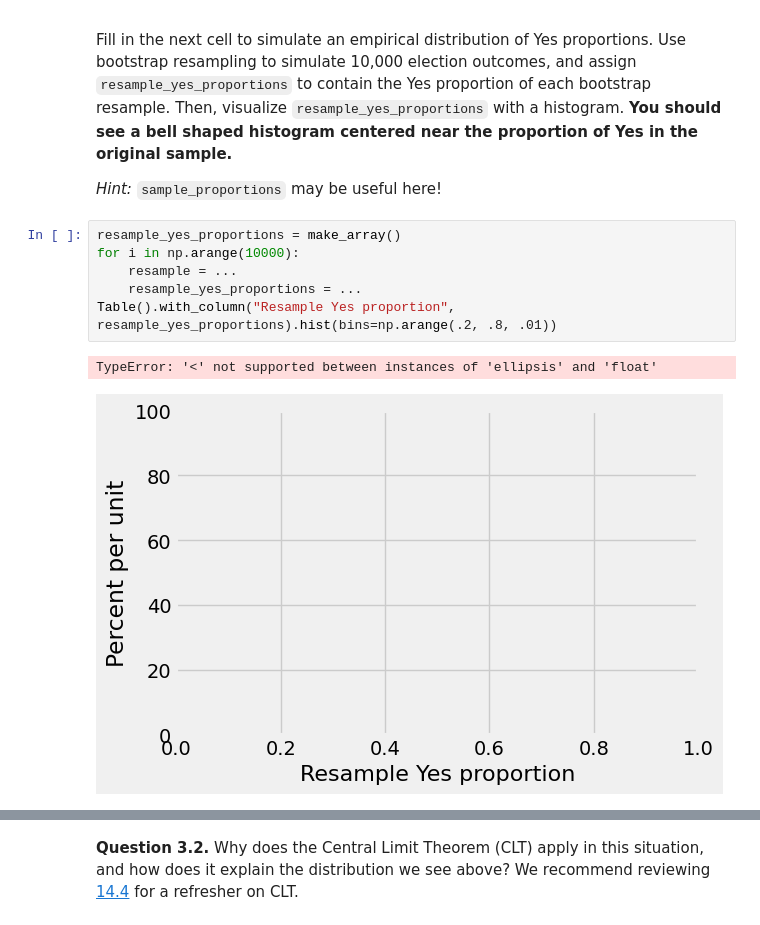
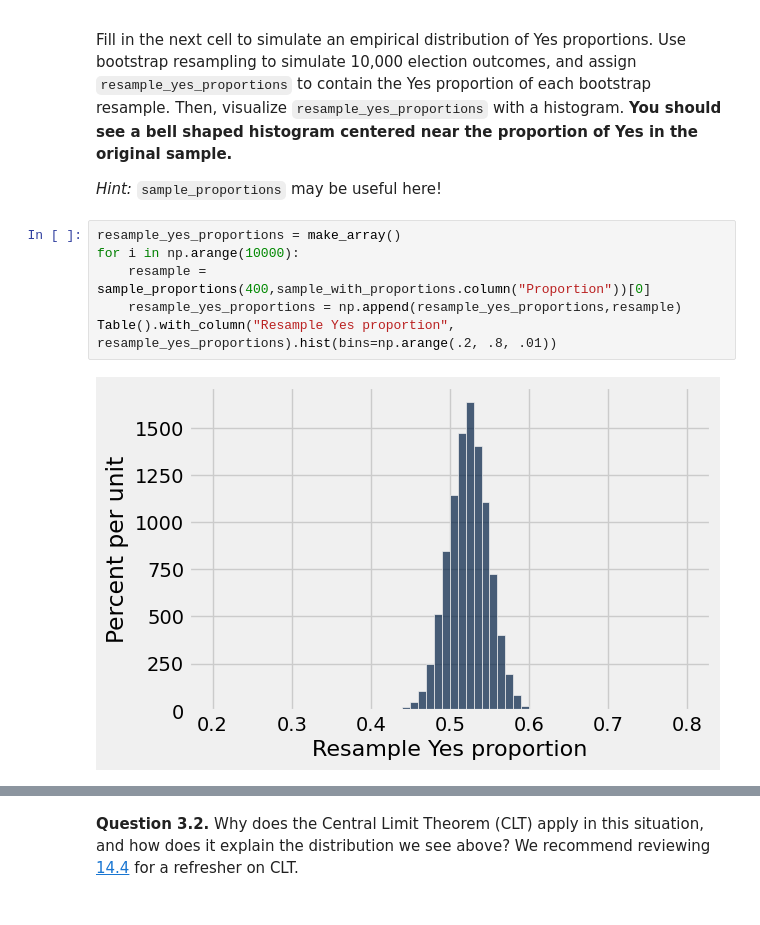
Before and after one commit to MRowe13/24-fall-data1350, a Jupyter notebook: Homework/hw09/hw09.ipynb, the cells around one changed output, grey strips where cells are left out. Cells and saved outputs as stored; diff of their text form.

```diff
--- a/Homework/hw09/hw09.ipynb
+++ b/Homework/hw09/hw09.ipynb
@@ -244,11 +194,10 @@ Fill in the next cell to simulate an empirical distribution of Yes proportions.
 # %%
 resample_yes_proportions = make_array()
 for i in np.arange(10000):
-    resample = ...
-    resample_yes_proportions = ...
+    resample = sample_proportions(400,sample_with_proportions.column("Proportion"))[0]
+    resample_yes_proportions = np.append(resample_yes_proportions,resample)
 Table().with_column("Resample Yes proportion", resample_yes_proportions).hist(bins=np.arange(.2, .8, .01))
 # %% [output]
-TypeError: '<' not supported between instances of 'ellipsis' and 'float'
-[figure, old version]
+[figure, new version]
 # %%
 grader.check("q3_1")
```
Also changed, not shown: parts of 20 cells of this notebook, 1 other file.
